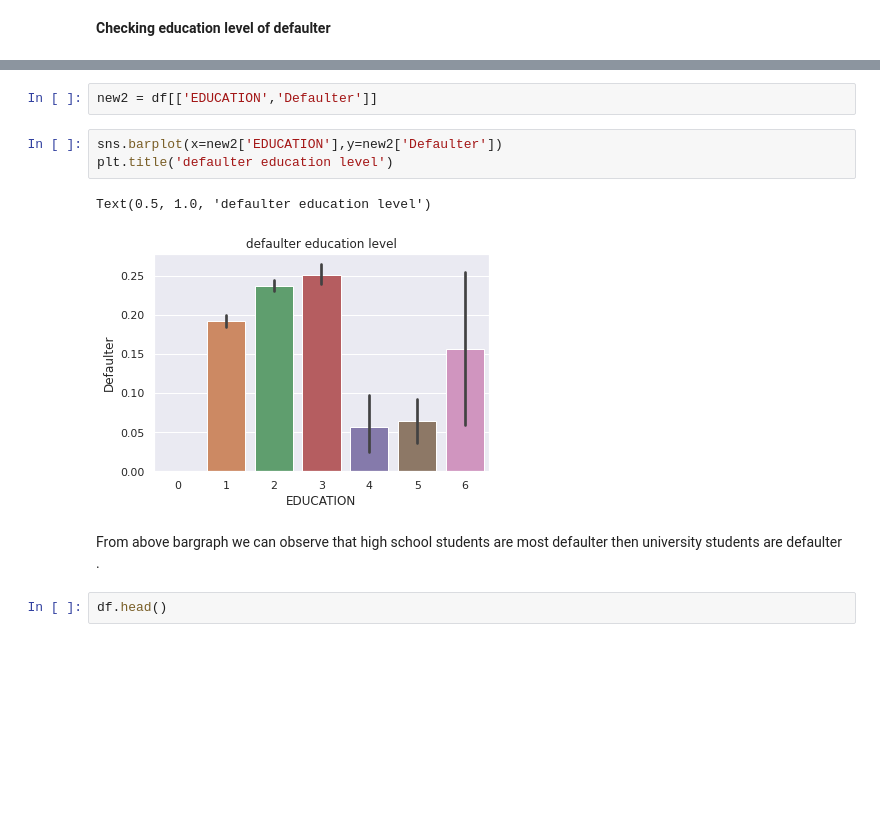
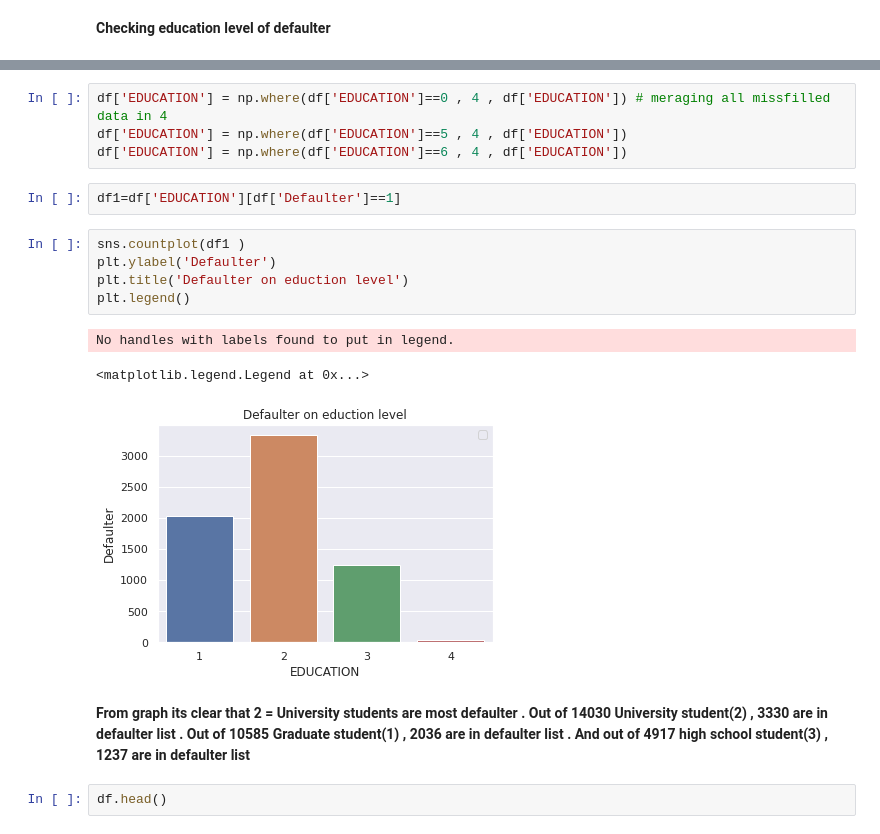
Before and after one commit to ankitkrtiwari7/Creditcard_defaulter, a Jupyter notebook: Copy_of_Credit_Card_Default_Prediction_Capstone_Project.ipynb, the cells around one changed output, grey strips where cells are left out. Cells and saved outputs as stored; diff of their text form; blank space fills up the shorter version.

```diff
--- a/Copy_of_Credit_Card_Default_Prediction_Capstone_Project.ipynb
+++ b/Copy_of_Credit_Card_Default_Prediction_Capstone_Project.ipynb
@@ -172,13 +178,20 @@ Text(0.5, 1.0, 'male/female defaulter')
+# %%
+df['EDUCATION'] = np.where(df['EDUCATION']==0 , 4 , df['EDUCATION']) # meraging all missfilled data in 4
+df['EDUCATION'] = np.where(df['EDUCATION']==5 , 4 , df['EDUCATION'])
+df['EDUCATION'] = np.where(df['EDUCATION']==6 , 4 , df['EDUCATION'])
 # %%
-new2 = df[['EDUCATION','Defaulter']]
+df1=df['EDUCATION'][df['Defaulter']==1]
-# %%
-sns.barplot(x=new2['EDUCATION'],y=new2['Defaulter'])
-plt.title('defaulter education level')
-# %% [output]
-Text(0.5, 1.0, 'defaulter education level')
-[figure, removed]
-# %% [markdown]
-From above bargraph we can observe that high school students are most defaulter then university students are defaulter .
+# %%
+sns.countplot(df1 )
+plt.ylabel('Defaulter')
+plt.title('Defaulter on eduction level')
+plt.legend()
+# %% [output]
+No handles with labels found to put in legend.
+<matplotlib.legend.Legend at 0x...>
+[figure, added]
+# %% [markdown]
+**From graph its clear that 2 = University students  are most defaulter . Out of 14030 University student(2) , 3330 are in defaulter list . Out of 10585 Graduate student(1) , 2036 are in defaulter list . And out of 4917 high school student(3) , 1237 are in defaulter list**
 # %%
 df.head()
 # %% [output]
```
Also changed, not shown: parts of 25 cells of this notebook.
